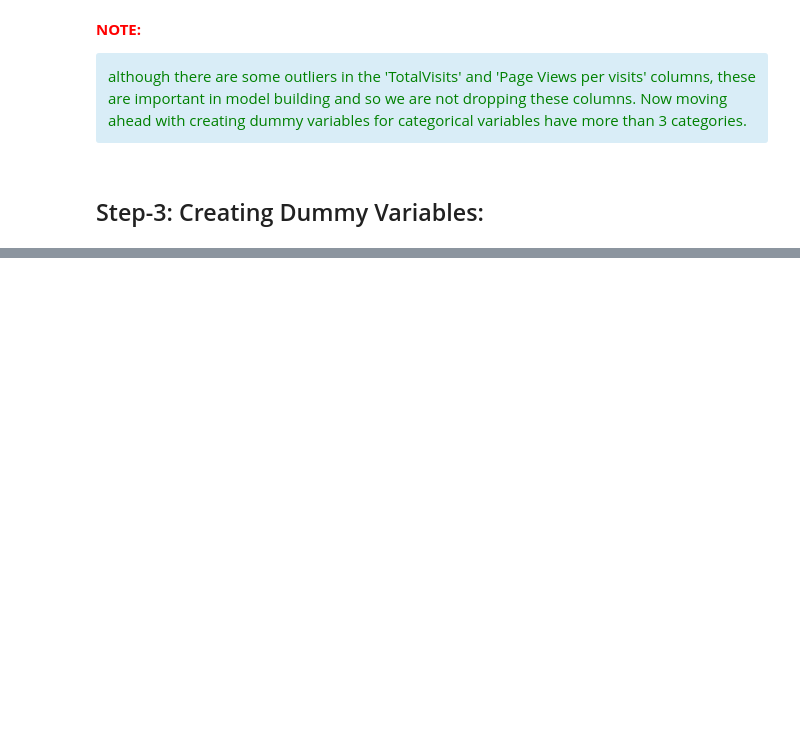
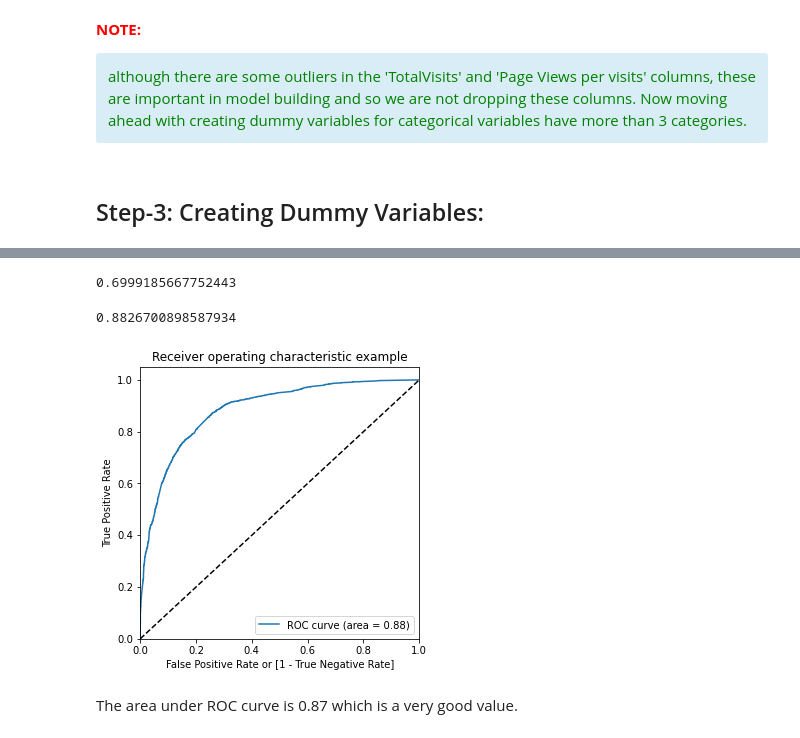
Before and after one commit to Venkata-Koushik-Akella/Lead-Scoring-Case-Study, a Jupyter notebook: Lead-Scoring-Case-Study.ipynb, the cells around one changed output, grey strips where cells are left out. Cells and saved outputs as stored; diff of their text form; code cells hidden in the pictures; blank space fills up the shorter version.

```diff
--- a/Lead-Scoring-Case-Study.ipynb
+++ b/Lead-Scoring-Case-Study.ipynb
@@ -550,0 +957,4 @@ plt.show()
+# %%
+# Reshaping to an array
+y_train_pred = y_train_pred.values.reshape(-1)
+y_train_pred[:10]
@@ -550,0 +964,4 @@ plt.show()
+# %%
+# Data frame with given convertion rate and probablity of predicted ones
+y_train_pred_final = pd.DataFrame({'Converted':y_train.values, 'Conversion_Prob':y_train_pred})
+y_train_pred_final.head()
@@ -550,0 +975,4 @@ plt.show()
+# %%
+# Substituting 0 or 1 with the cut off as 0.5
+y_train_pred_final['Predicted'] = y_train_pred_final.Conversion_Prob.map(lambda x: 1 if x > 0.5 else 0)
+y_train_pred_final.head()
@@ -550,0 +1012,10 @@ plt.show()
+# %%
+# Calculating the sensitivity
+TP/(TP+FN)
+# %% [output]
+0.6999185667752443
+# %%
+# Calculating the specificity
+TN/(TN+FP)
+# %% [output]
+0.8826700898587934
@@ -550,0 +1024,18 @@ plt.show()
+# %%
+# ROC function
+def draw_roc( actual, probs ):
+    fpr, tpr, thresholds = metrics.roc_curve( actual, probs,
+                                              drop_intermediate = False )
+    auc_score = metrics.roc_auc_score( actual, probs )
+    plt.figure(figsize=(5, 5))
+    plt.plot( fpr, tpr, label='ROC curve (area = %0.2f)' % auc_score )
+    plt.plot([0, 1], [0, 1], 'k--')
+    plt.xlim([0.0, 1.0])
+    plt.ylim([0.0, 1.05])
+    plt.xlabel('False Positive Rate or [1 - True Negative Rate]')
+    plt.ylabel('True Positive Rate')
+    plt.title('Receiver operating characteristic example')
+    plt.legend(loc="lower right")
+    plt.show()
+
+    return None
@@ -550,0 +1044,7 @@ plt.show()
+# %%
+# Call the ROC function
+draw_roc(y_train_pred_final.Converted, y_train_pred_final.Conversion_Prob)
+# %% [output]
+[figure, added]
+# %% [markdown]
+The area under ROC curve is 0.87 which is a very good value.
```
Also changed, not shown: parts of 98 cells of this notebook.
